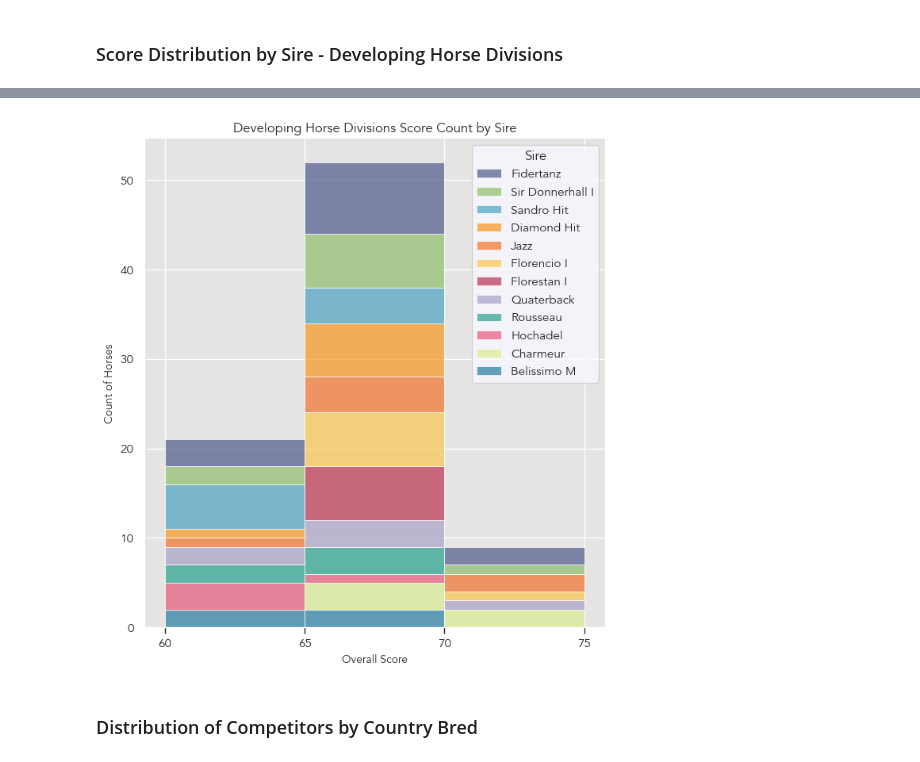
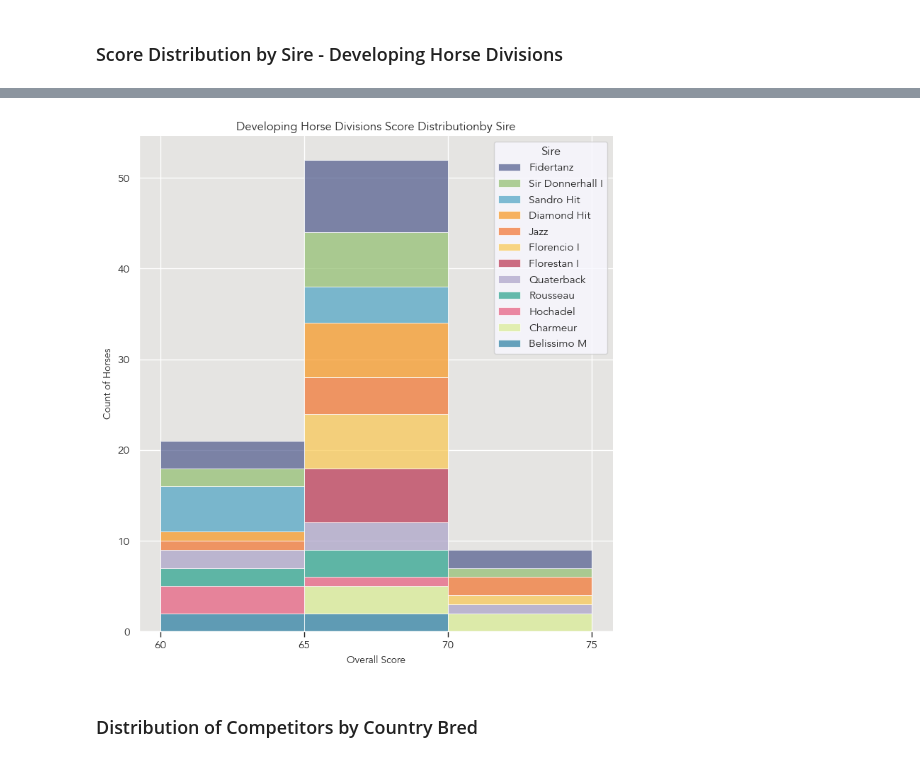
Before and after one commit to siobyrne/young-dressage-horse-program-analysis, a Jupyter notebook: younghorse.ipynb, the cells around one changed output, grey strips where cells are left out. Saved outputs shown, nothing was run; the diff lists cells and outputs as text; code cells hidden in the pictures.

```diff
--- a/younghorse.ipynb
+++ b/younghorse.ipynb
@@ -1134,28 +1149,29 @@ dh_sire_scores = dh_sire_scores.drop(dh_sire_scores[dh_sire_scores['OverallScore
 # %%
 # create histogram of scores by sire for Developing Horse divisions
 
 # set up bins
 score_bins = [60, 65, 70, 75]
 
 f, ax = plt.subplots(figsize=(7.5, 8))
 sns.despine(f)
 
 # set up histogram
 ax = sns.histplot(x='OverallScore', bins=score_bins, hue='Sire', palette=colors, alpha=0.7, multiple='stack', data=dh_sire_scores,
     linewidth=.5)
 
 # set xticks, xlabel, and title
 ax.xaxis.set_major_formatter(mpl.ticker.ScalarFormatter())
 ax.set_xticks([60,65,70,75])
-ax.set_title('Developing Horse Divisions Score Count by Sire')
+ax.set_title('Developing Horse Divisions Score Distributionby Sire')
 ax.set_ylabel('Count of Horses')
 ax.set_xlabel('Overall Score')
 
 # show and save figure
+plt.tight_layout()
 plt.savefig('images/dh-score-by-sire.png')
 plt.show()
 # %% [output]
-[figure, old version]
+[figure, new version]
 # %% [markdown]
 ### Distribution of Competitors by Country Bred
 # %%
```
Also changed, not shown: parts of 3 cells of this notebook, 5 other files.
